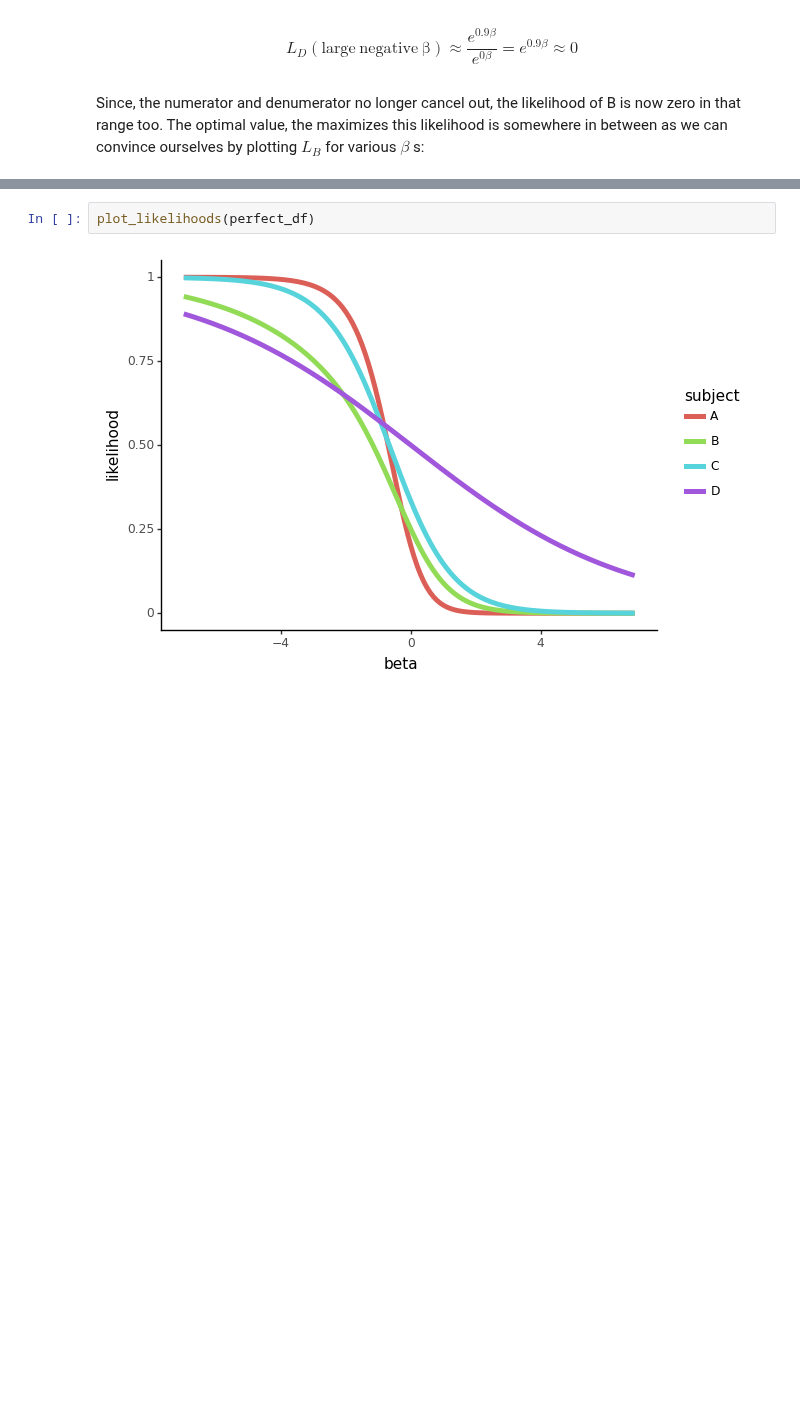
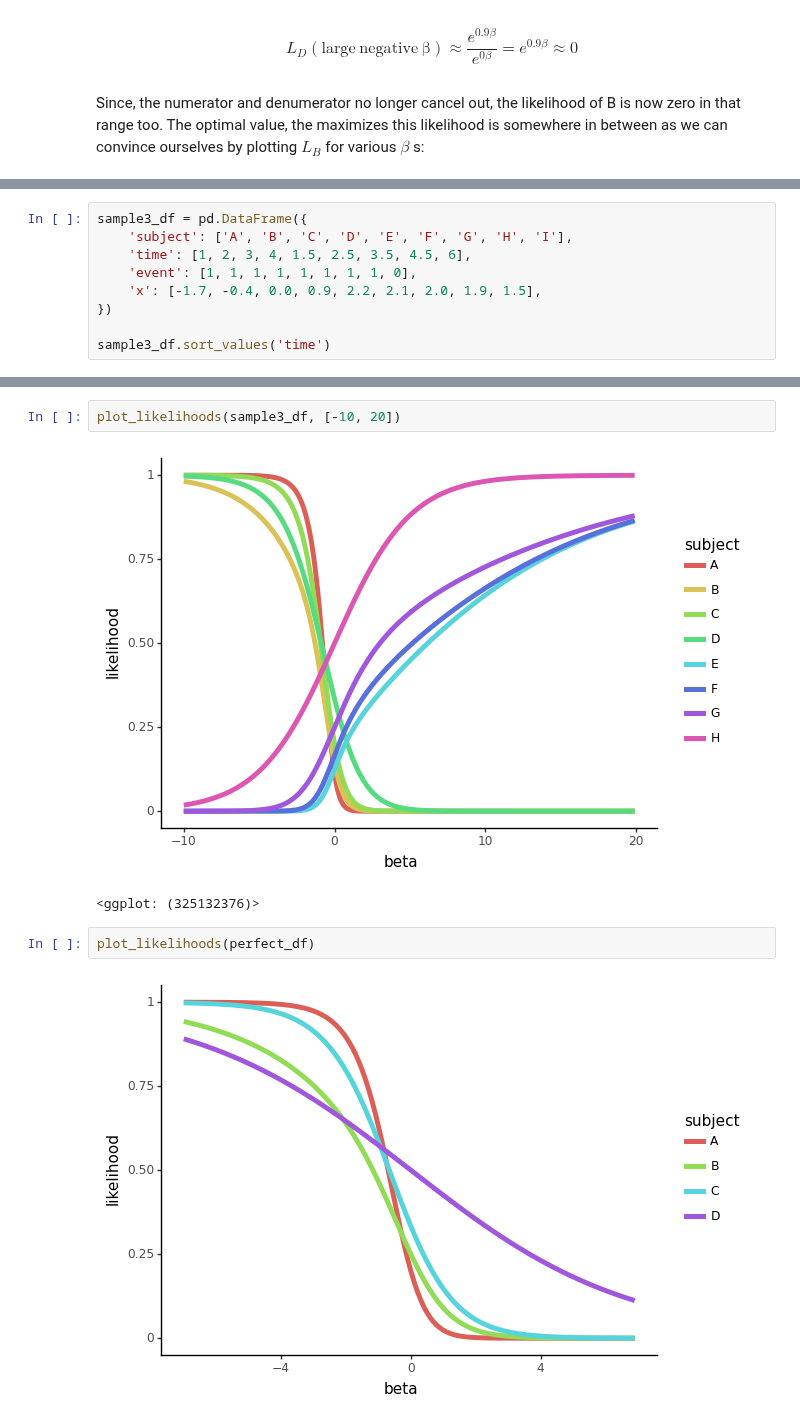
Before and after one commit to igor-sb/blog, a Jupyter notebook: posts/cox_perfect.ipynb, the cells around one changed output, grey strips where cells are left out. Cells and saved outputs as stored; diff of their text form; blank space fills up the shorter version.

```diff
--- a/posts/cox_perfect.ipynb
+++ b/posts/cox_perfect.ipynb
@@ -159,0 +221,9 @@ plot_likelihoods(sample_df)
+# %%
+sample3_df = pd.DataFrame({
+    'subject': ['A', 'B', 'C', 'D', 'E', 'F', 'G', 'H', 'I'],
+    'time': [1, 2, 3, 4, 1.5, 2.5, 3.5, 4.5, 6],
+    'event': [1, 1, 1, 1, 1, 1, 1, 1, 0],
+    'x': [-1.7, -0.4, 0.0, 0.9, 2.2, 2.1, 2.0, 1.9, 1.5],
+})
+
+sample3_df.sort_values('time')
@@ -160,3 +241,8 @@ plot_likelihoods(sample_df)
+# %%
+plot_likelihoods(sample3_df, [-10, 20])
+# %% [output]
+[figure, added]
+<ggplot: (325132376)>
 # %%
 plot_likelihoods(perfect_df)
 # %% [output]
```
Also changed, not shown: parts of 15 cells of this notebook.
